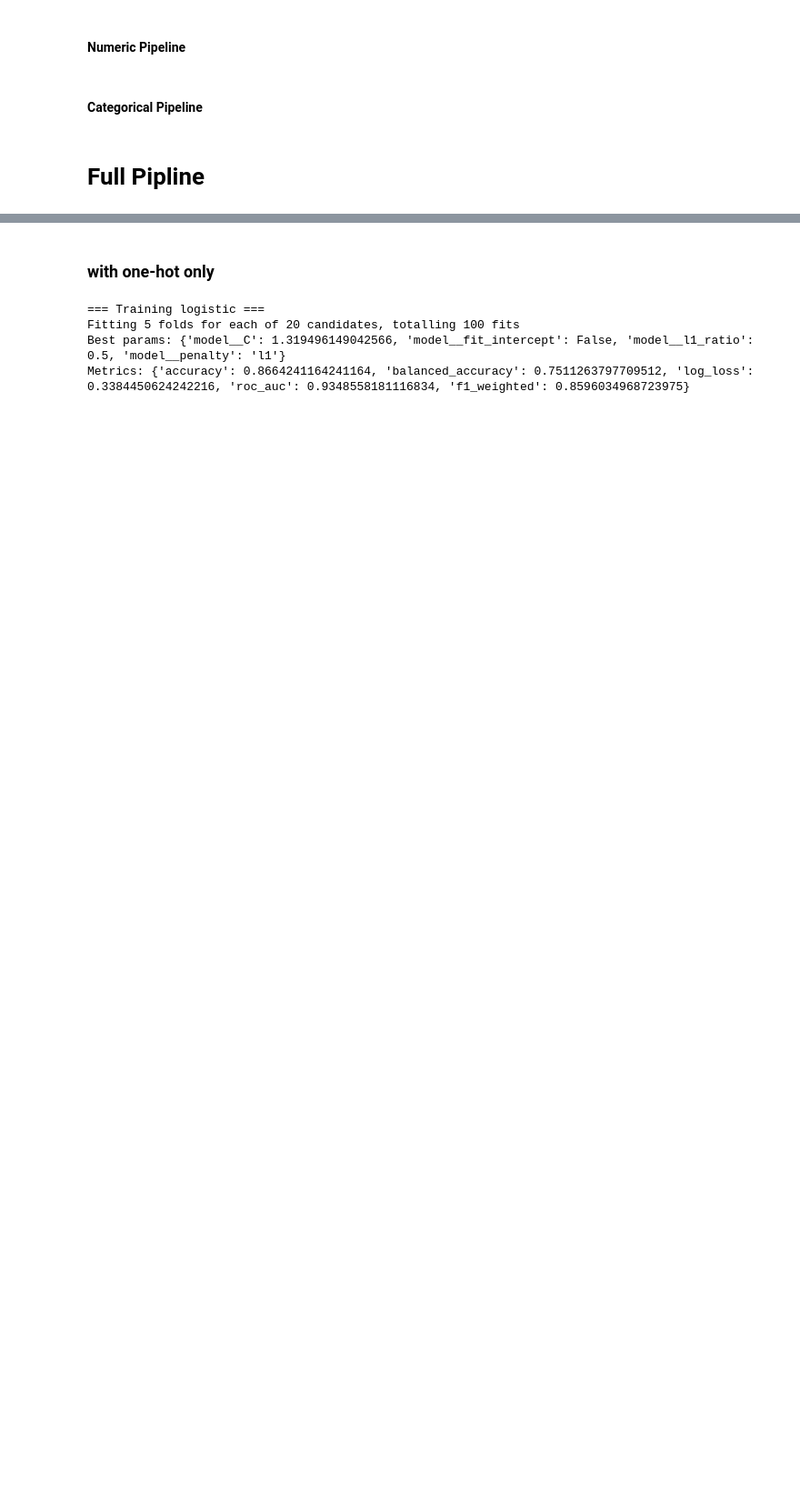
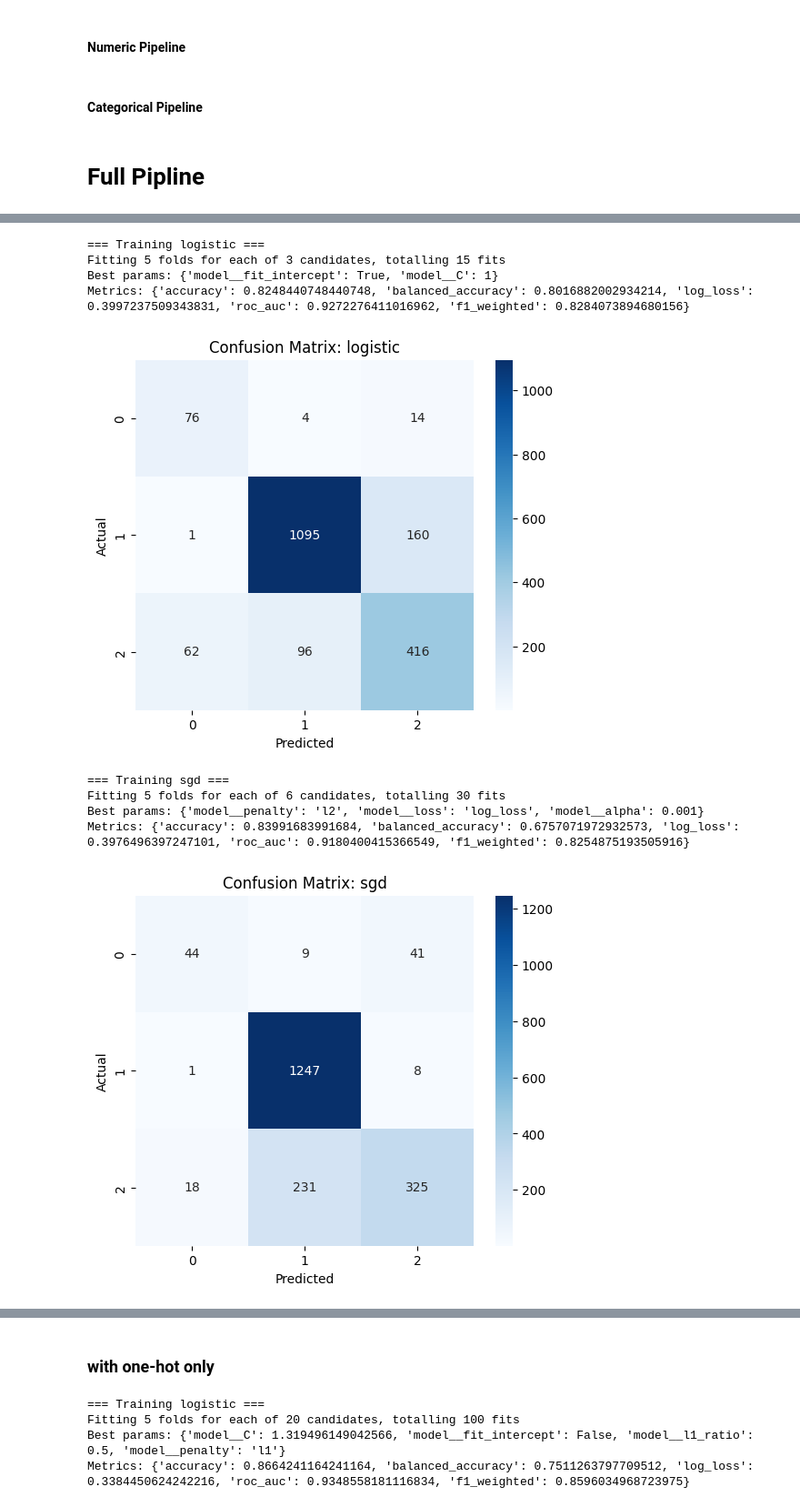
Before and after one commit to ismailSadouki/asri-homework, a Jupyter notebook: notebooks/linear_models.ipynb, the cells around one changed output, grey strips where cells are left out. Shown at 91% size. Drawn from its saved outputs; the diff is of its cells as text; code cells hidden in the pictures; blank space fills up the shorter version.

Commit message:
models

```diff
--- a/notebooks/linear_models.ipynb
+++ b/notebooks/linear_models.ipynb
@@ -492,9 +561,14 @@ from sklearn.metrics import (
 import seaborn as sns
 import matplotlib.pyplot as plt
 
-def train_and_evaluate(X_train, y_train, X_test, y_test, model_dict, n_iter=20, cv=5, plot_confusion=True):
+
+
+
+def train_and_evaluate(X_train, y_train, X_test, y_test, model_dict, n_iter=20, cv=5, plot_confusion=True, plot_importance=True):
     results = {}
     summary_list = []
+
+    feature_names = X_train.columns.tolist()  # get column names for importance
 
     for name, cfg in model_dict.items():
         print(f"\n=== Training {name} ===")
@@ -566,6 +640,9 @@ def train_and_evaluate(X_train, y_train, X_test, y_test, model_dict, n_iter=20,
             plt.ylabel('Actual')
             plt.show()
 
+
+
+
     # Summary table
     summary_df = pd.DataFrame(summary_list)
     summary_df = summary_df.sort_values(by='ROC AUC', ascending=False)
@@ -639,0 +653,15 @@ Metrics: {'accuracy': 0.8768191268191268, 'balanced_accuracy': 0.751134131624746
+# %%
+# train all models
+# model_dict={'sgd': models['sgd'], 'logistic': models['logistic']}
+results = train_and_evaluate(X_train, y_train_enc, X_test, y_test_enc, base_models)
+# %% [output]
+=== Training logistic ===
+Fitting 5 folds for each of 3 candidates, totalling 15 fits
+Best params: {'model__fit_intercept': True, 'model__C': 1}
+Metrics: {'accuracy': 0.8248440748440748, 'balanced_accuracy': 0.8016882002934214, 'log_loss': 0.3997237509343831, 'roc_auc': 0.9272276411016962, 'f1_weighted': 0.8284073894680156}
+[figure, added]
+=== Training sgd ===
+Fitting 5 folds for each of 6 candidates, totalling 30 fits
+Best params: {'model__penalty': 'l2', 'model__loss': 'log_loss', 'model__alpha': 0.001}
+Metrics: {'accuracy': 0.83991683991684, 'balanced_accuracy': 0.6757071972932573, 'log_loss': 0.3976496397247101, 'roc_auc': 0.9180400415366549, 'f1_weighted': 0.8254875193505916}
+[figure, added]
```
Also changed, not shown: parts of 8 cells of this notebook, 4 other files.
